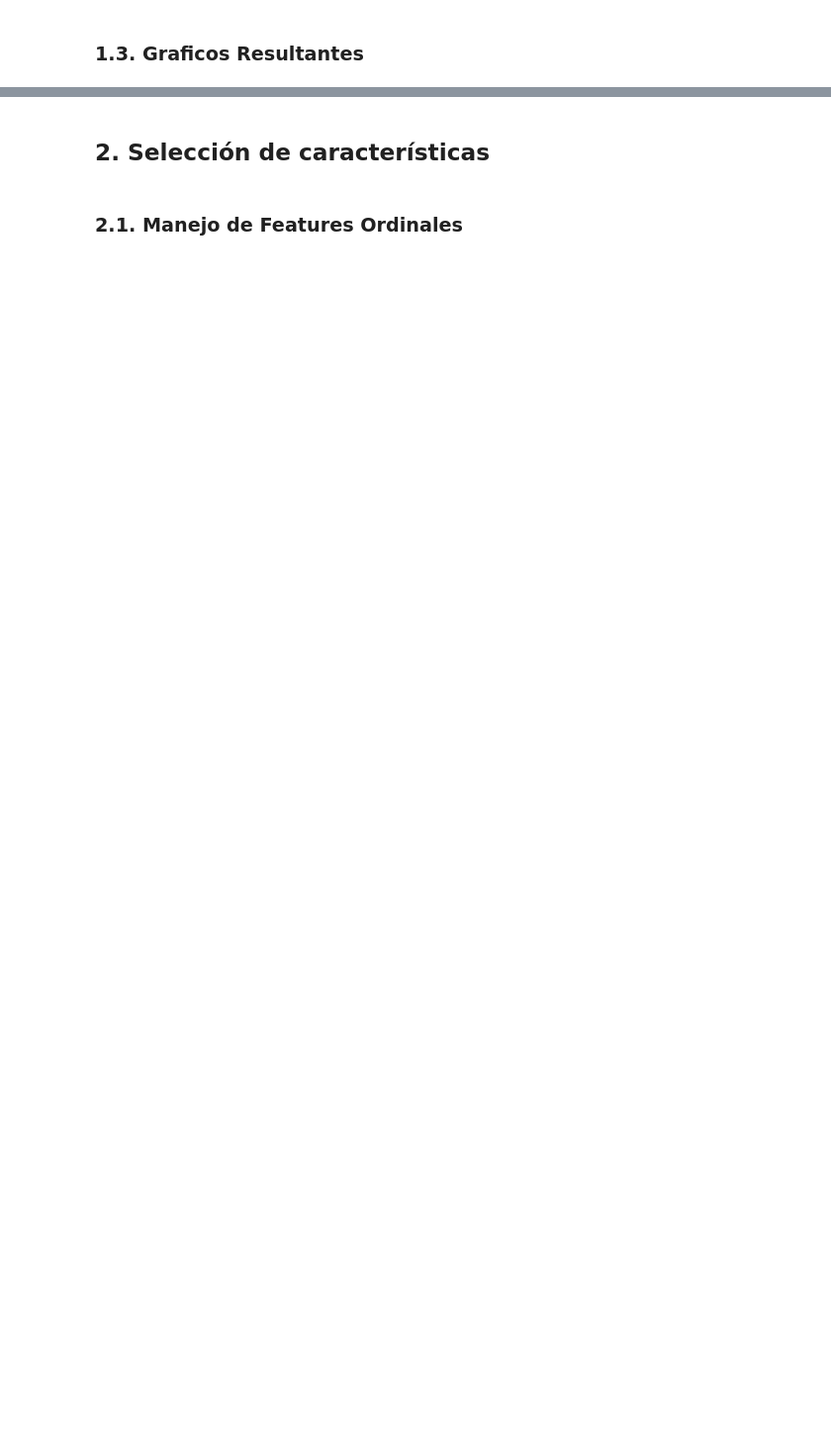
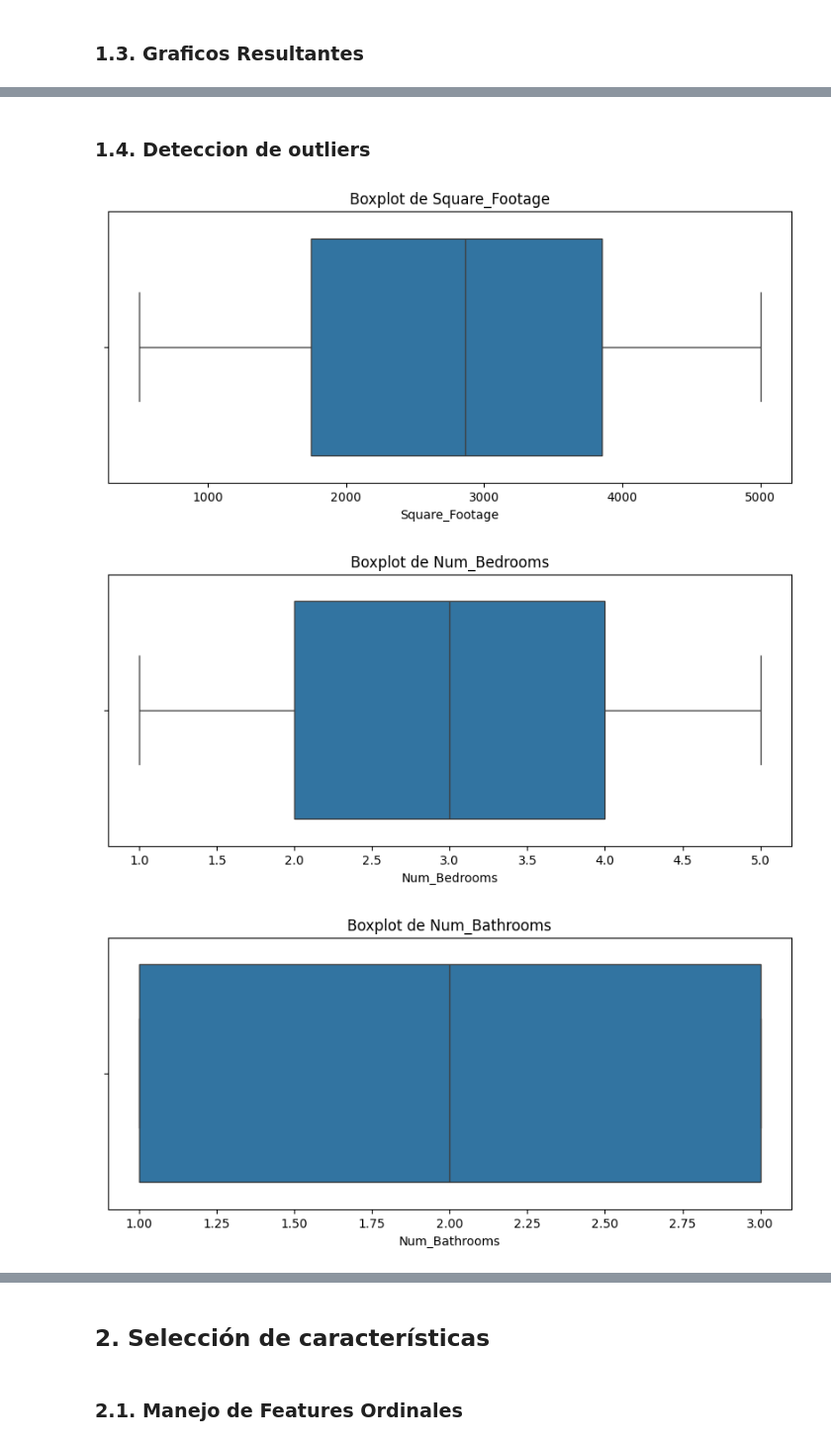
Before and after one commit to XoulEater/Tarea_1_IA, a Jupyter notebook: main.ipynb, the cells around one changed output, grey strips where cells are left out. Shown: that part at 99% size. Cells and saved outputs as stored; diff of their text form; code cells hidden in the pictures; blank space fills up the shorter version.

```diff
--- a/main.ipynb
+++ b/main.ipynb
@@ -27,0 +66,13 @@ ValueError: Unsupported file extension: ''. Supported file extensions are: .csv,
+# %% [markdown]
+### 1.4. Deteccion de outliers
+# %%
+# 1.4 Boxplots para detectar outliers
+for column in data.select_dtypes(include=['int64', 'float64']).columns:
+    plt.figure(figsize=(10, 4))
+    sns.boxplot(x=data[column])
+    plt.title(f'Boxplot de {column}')
+    plt.show()
+# %% [output]
+[figure, added]
+[figure, added]
+[figure, added]
```
Also changed, not shown: parts of 11 cells of this notebook.
